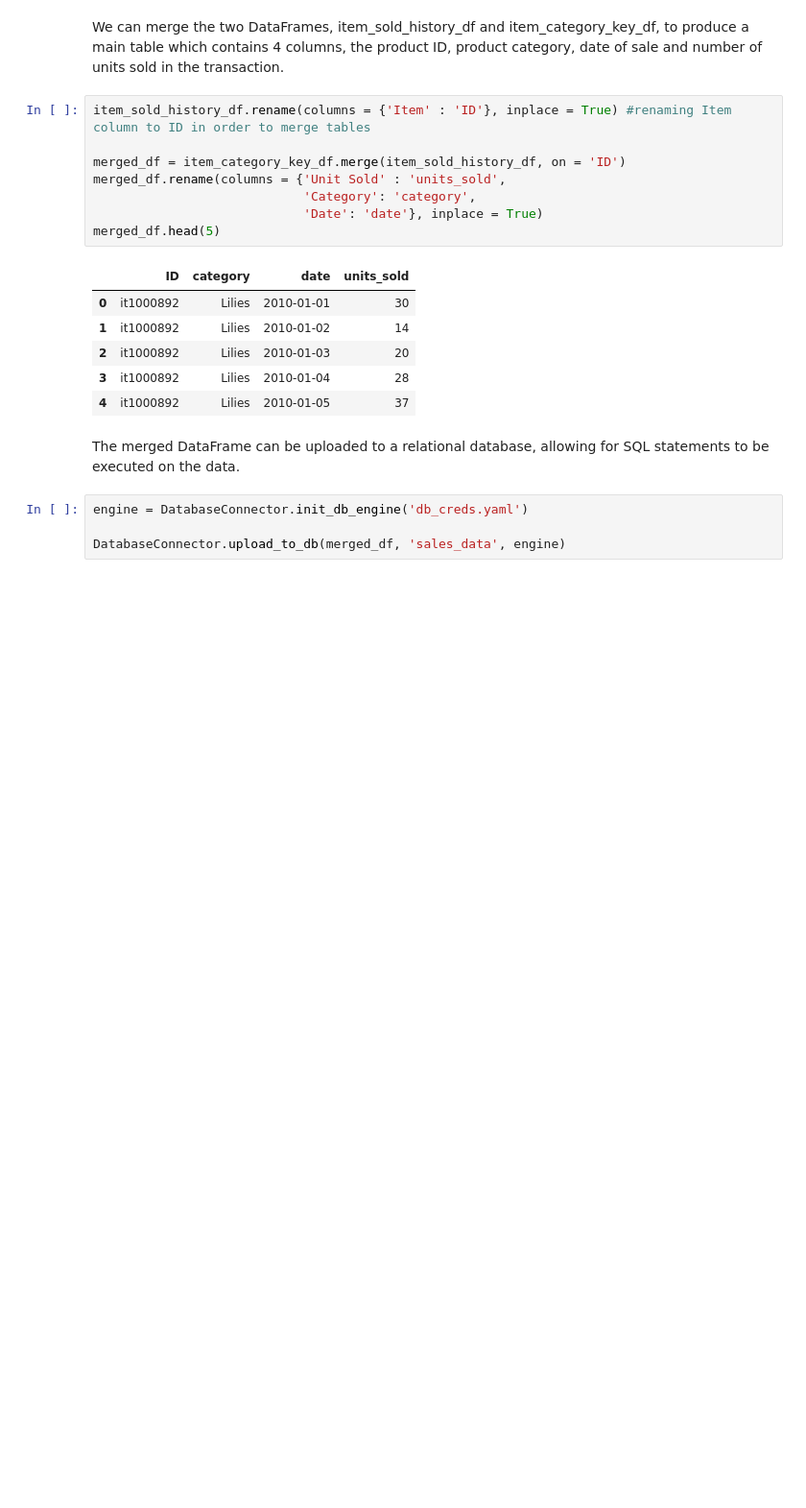
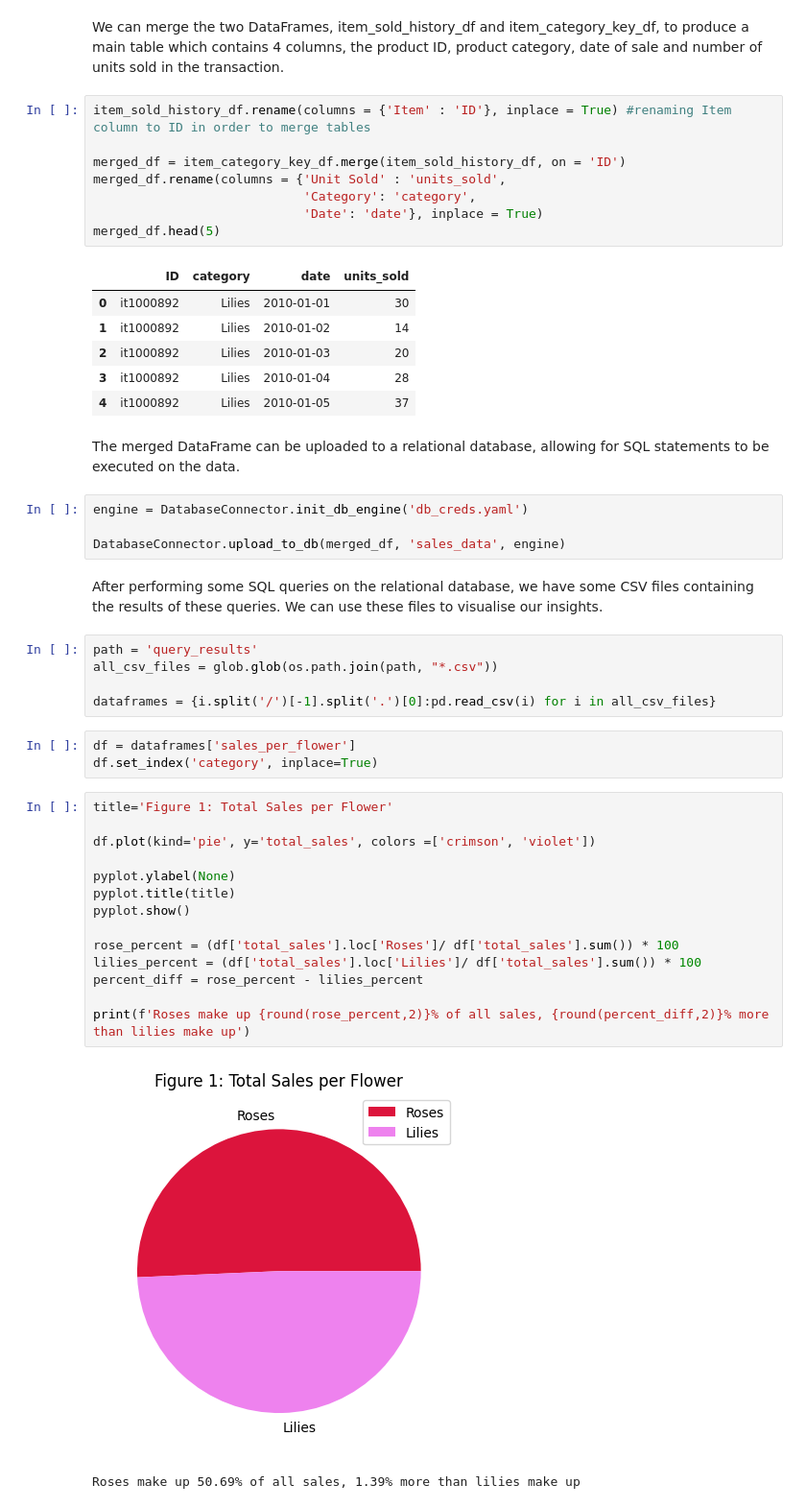
Before and after one commit to VargheseJaco/YouLend, a Jupyter notebook: YouLend.ipynb, the cells around one changed output. Shown at 96% size. Saved outputs shown, nothing was run; the diff lists cells and outputs as text; blank space fills up the shorter version.

Commit message:
updated notebook and added queries

```diff
--- a/YouLend.ipynb
+++ b/YouLend.ipynb
@@ -51,3 +56,30 @@ The merged DataFrame can be uploaded to a relational database, allowing for SQL
 engine = DatabaseConnector.init_db_engine('db_creds.yaml')
 
 DatabaseConnector.upload_to_db(merged_df, 'sales_data', engine)
+# %% [markdown]
+After performing some SQL queries on the relational database, we have some CSV files containing the results of these queries. We can use these files to visualise our insights.
+# %%
+path = 'query_results'
+all_csv_files = glob.glob(os.path.join(path, "*.csv"))
+
+dataframes = {i.split('/')[-1].split('.')[0]:pd.read_csv(i) for i in all_csv_files}
+# %%
+df = dataframes['sales_per_flower']
+df.set_index('category', inplace=True)
+# %%
+title='Figure 1: Total Sales per Flower'
+
+df.plot(kind='pie', y='total_sales', colors =['crimson', 'violet'])
+
+pyplot.ylabel(None)
+pyplot.title(title)
+pyplot.show()
+
+rose_percent = (df['total_sales'].loc['Roses']/ df['total_sales'].sum()) * 100
+lilies_percent = (df['total_sales'].loc['Lilies']/ df['total_sales'].sum()) * 100
+percent_diff = rose_percent - lilies_percent
+
+print(f'Roses make up {round(rose_percent,2)}% of all sales, {round(percent_diff,2)}% more than lilies make up')
+# %% [output]
+[figure, added]
+Roses make up 50.69% of all sales, 1.39% more than lilies make up
```
Also changed, not shown: parts of 6 cells of this notebook, 8 other files.
